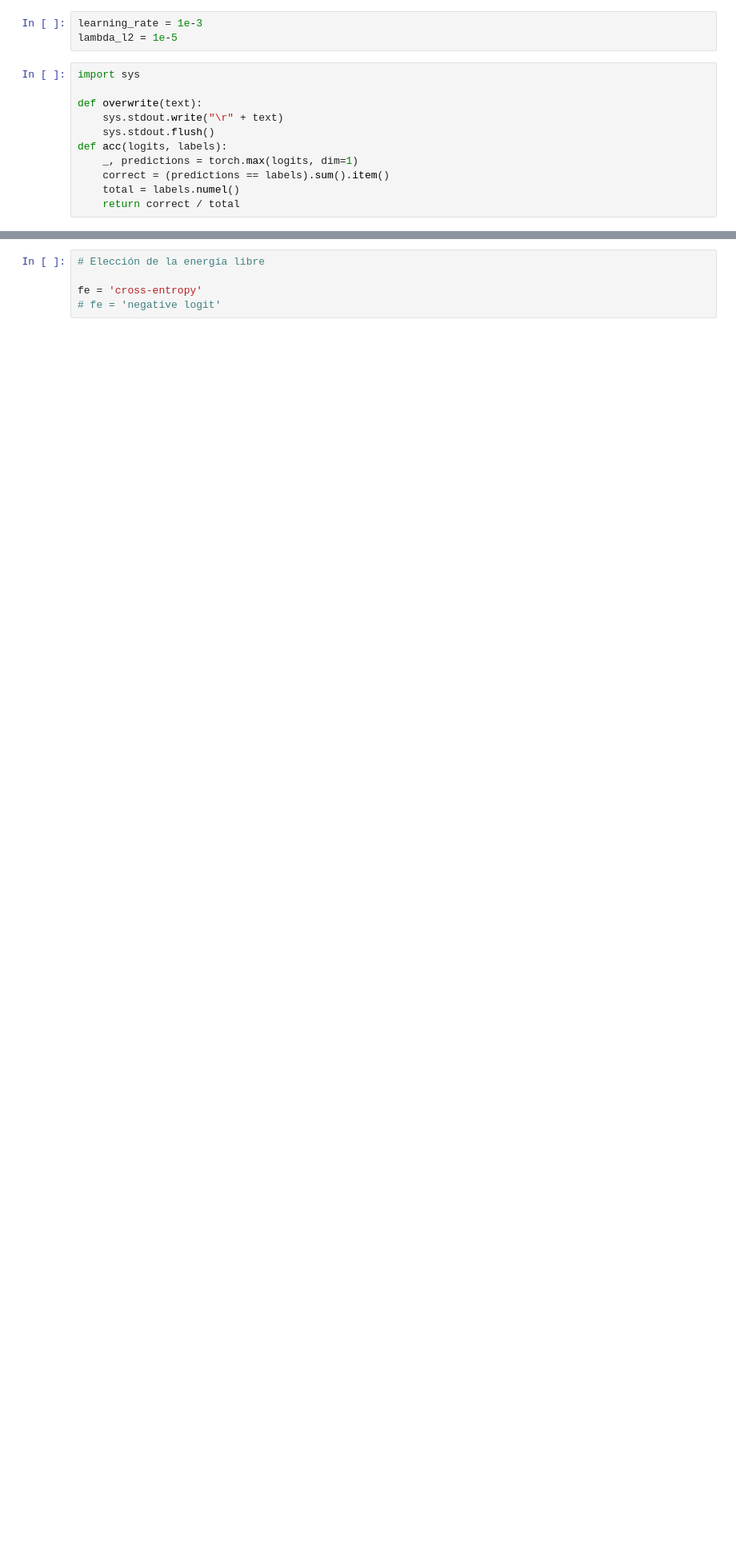
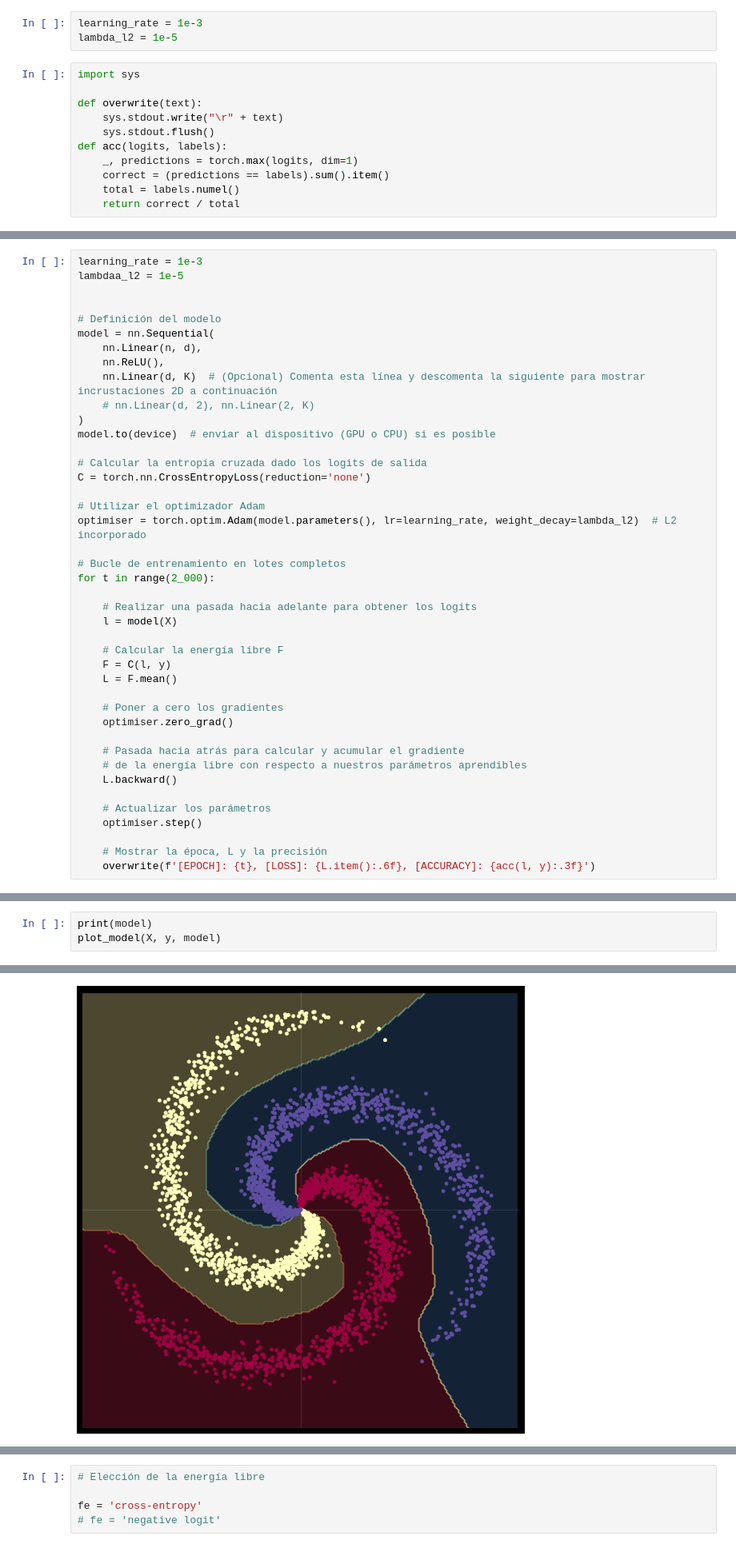
Before and after one commit to jsebastianquiroga/Analitica_2, a Jupyter notebook: Deep_Learning/NYU_1.ipynb, the cells around one changed output, grey strips where cells are left out. Shown at 80% size. Saved outputs shown, nothing was run; the diff lists cells and outputs as text; blank space fills up the shorter version.

```diff
--- a/Deep_Learning/NYU_1.ipynb
+++ b/Deep_Learning/NYU_1.ipynb
@@ -148,0 +140,42 @@ NameError: ignored
+# %%
+learning_rate = 1e-3
+lambdaa_l2 = 1e-5
+
+
+# Definición del modelo
+model = nn.Sequential(
+    nn.Linear(n, d),
+    nn.ReLU(),
+    nn.Linear(d, K)  # (Opcional) Comenta esta línea y descomenta la siguiente para mostrar incrustaciones 2D a continuación
+    # nn.Linear(d, 2), nn.Linear(2, K)
+)
+model.to(device)  # enviar al dispositivo (GPU o CPU) si es posible
+
+# Calcular la entropía cruzada dado los logits de salida
+C = torch.nn.CrossEntropyLoss(reduction='none')
+
+# Utilizar el optimizador Adam
+optimiser = torch.optim.Adam(model.parameters(), lr=learning_rate, weight_decay=lambda_l2)  # L2 incorporado
+
+# Bucle de entrenamiento en lotes completos
+for t in range(2_000):
+
+    # Realizar una pasada hacia adelante para obtener los logits
+    l = model(X)
+
+    # Calcular la energía libre F
+    F = C(l, y)
+    L = F.mean()
+
+    # Poner a cero los gradientes
+    optimiser.zero_grad()
+
+    # Pasada hacia atrás para calcular y acumular el gradiente
+    # de la energía libre con respecto a nuestros parámetros aprendibles
+    L.backward()
+
+    # Actualizar los parámetros
+    optimiser.step()
+
+    # Mostrar la época, L y la precisión
+    overwrite(f'[EPOCH]: {t}, [LOSS]: {L.item():.6f}, [ACCURACY]: {acc(l, y):.3f}')
@@ -148,0 +184,4 @@ NameError: ignored
+# %%
+print(model)
+plot_model(X, y, model)
+# %% [output]
@@ -149,3 +193,4 @@ NameError: ignored
+[figure, added]
 # %%
 # Crear una malla de valores en el rango de -1.5 a 1.5 con incrementos de 0.01
 mesh = torch.arange(-1.5, 1.5, 0.01)
```
Also changed, not shown: parts of 12 cells of this notebook.
